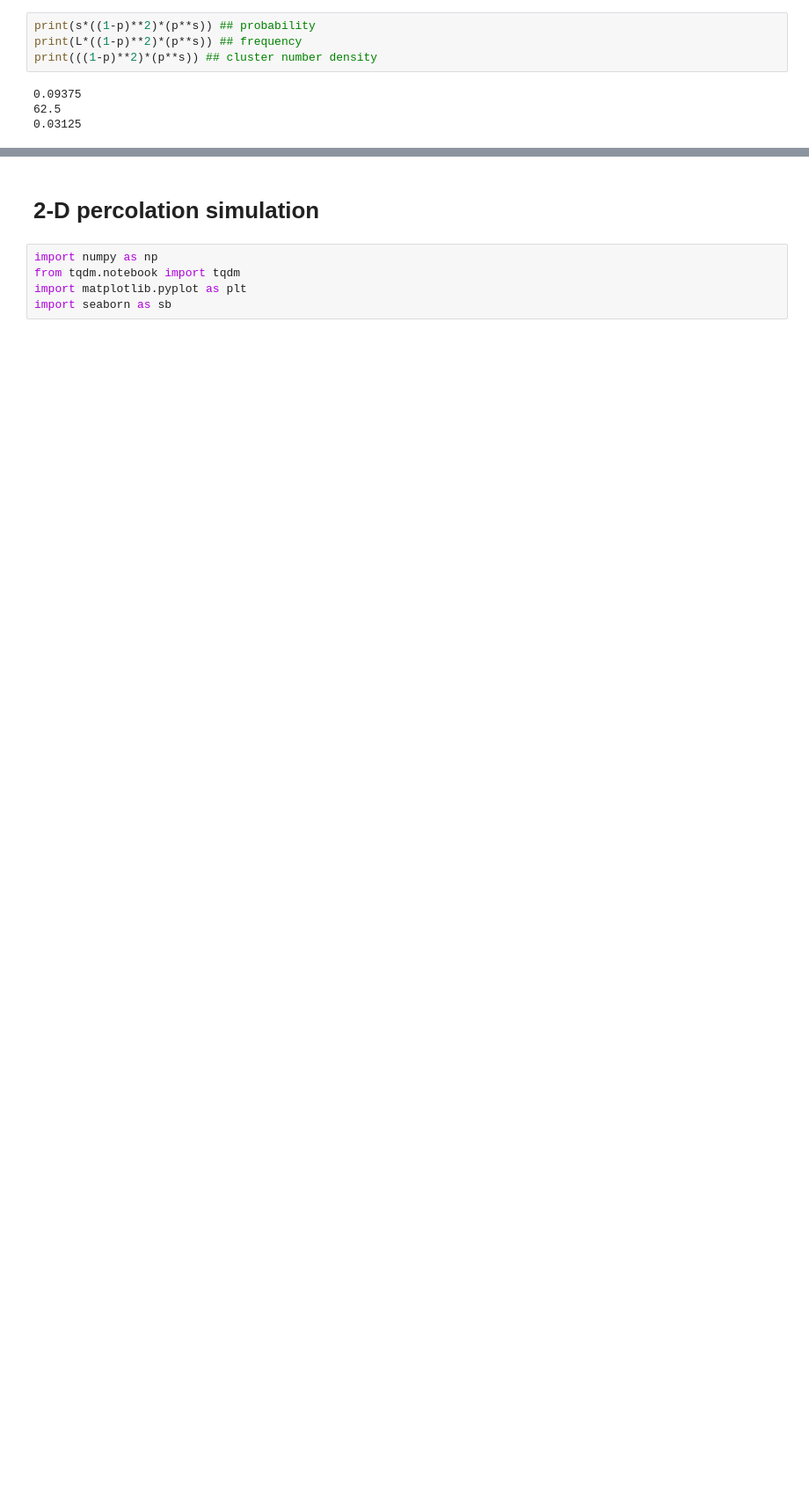
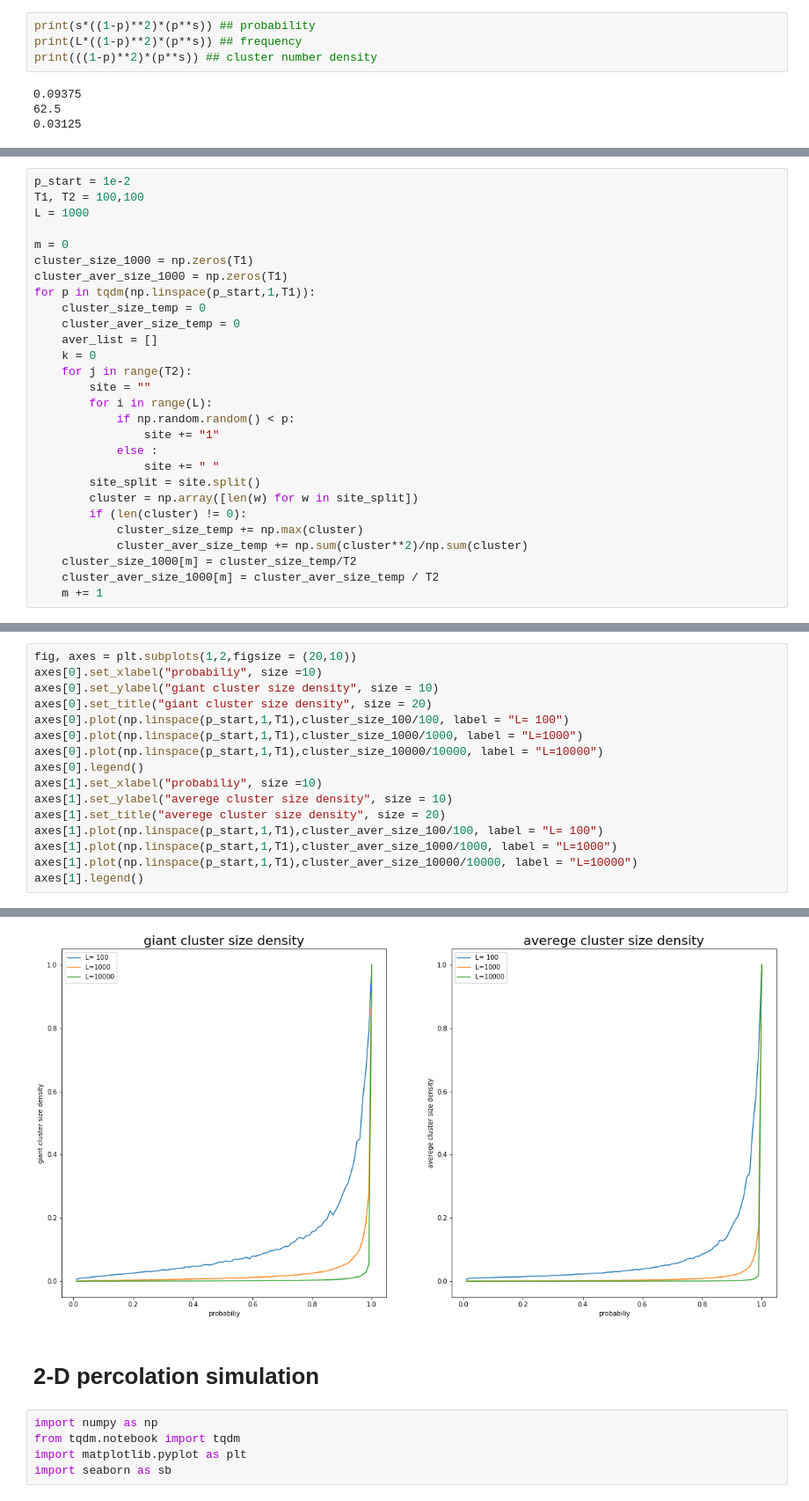
Before and after one commit to GyeongHwan-Jang/GyeongHwan-Jang.github.io, a Jupyter notebook: C.C.ipynb, the cells around one changed output, grey strips where cells are left out. Shown at 88% size. Saved outputs shown, nothing was run; the diff lists cells and outputs as text; blank space fills up the shorter version.

```diff
--- a/C.C.ipynb
+++ b/C.C.ipynb
@@ -71,0 +101,28 @@ print(((1-p)**2)*(p**s)) ## cluster number density
+# %%
+p_start = 1e-2
+T1, T2 = 100,100
+L = 1000
+
+m = 0
+cluster_size_1000 = np.zeros(T1)
+cluster_aver_size_1000 = np.zeros(T1)
+for p in tqdm(np.linspace(p_start,1,T1)):
+    cluster_size_temp = 0
+    cluster_aver_size_temp = 0
+    aver_list = []
+    k = 0
+    for j in range(T2):
+        site = ""
+        for i in range(L):
+            if np.random.random() < p:
+                site += "1"
+            else :
+                site += " "
+        site_split = site.split()
+        cluster = np.array([len(w) for w in site_split])
+        if (len(cluster) != 0):
+            cluster_size_temp += np.max(cluster)
+            cluster_aver_size_temp += np.sum(cluster**2)/np.sum(cluster)
+    cluster_size_1000[m] = cluster_size_temp/T2
+    cluster_aver_size_1000[m] = cluster_aver_size_temp / T2
+    m += 1
@@ -71,0 +164,17 @@ print(((1-p)**2)*(p**s)) ## cluster number density
+# %%
+fig, axes = plt.subplots(1,2,figsize = (20,10))
+axes[0].set_xlabel("probabiliy", size =10)
+axes[0].set_ylabel("giant cluster size density", size = 10)
+axes[0].set_title("giant cluster size density", size = 20)
+axes[0].plot(np.linspace(p_start,1,T1),cluster_size_100/100, label = "L= 100")
+axes[0].plot(np.linspace(p_start,1,T1),cluster_size_1000/1000, label = "L=1000")
+axes[0].plot(np.linspace(p_start,1,T1),cluster_size_10000/10000, label = "L=10000")
+axes[0].legend()
+axes[1].set_xlabel("probabiliy", size =10)
+axes[1].set_ylabel("averege cluster size density", size = 10)
+axes[1].set_title("averege cluster size density", size = 20)
+axes[1].plot(np.linspace(p_start,1,T1),cluster_aver_size_100/100, label = "L= 100")
+axes[1].plot(np.linspace(p_start,1,T1),cluster_aver_size_1000/1000, label = "L=1000")
+axes[1].plot(np.linspace(p_start,1,T1),cluster_aver_size_10000/10000, label = "L=10000")
+axes[1].legend()
+# %% [output]
@@ -72,3 +182,4 @@ print(((1-p)**2)*(p**s)) ## cluster number density
+[figure, added]
 # %% [markdown]
 # 2-D percolation simulation
 # %%
```
Also changed, not shown: parts of 26 cells of this notebook.
